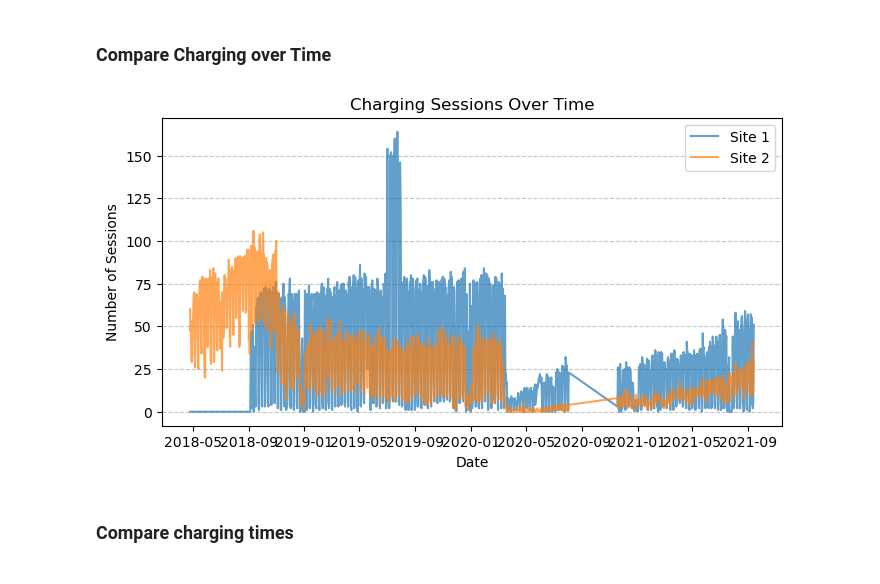
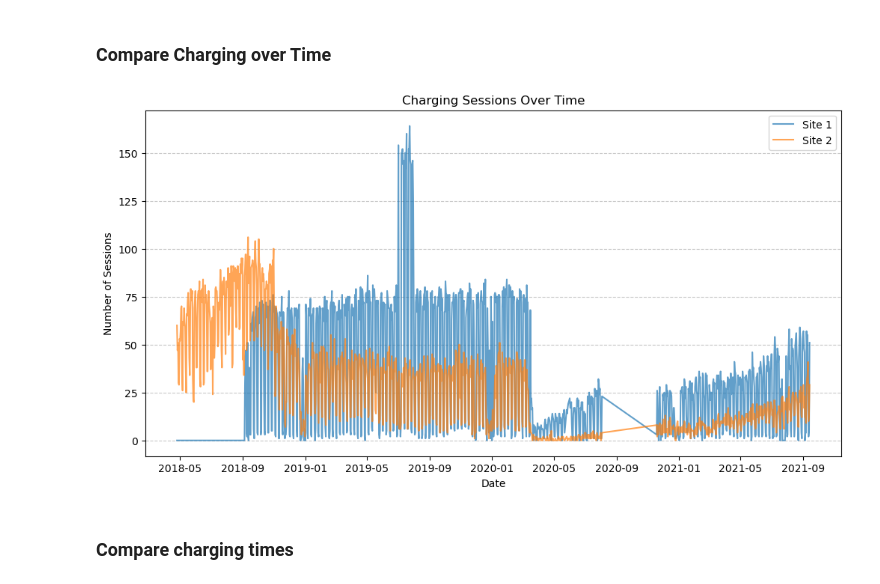
Before and after one commit to JanRkck/AA24, a Jupyter notebook: Task2c.ipynb, the cells around one changed output. Drawn from its saved outputs; the diff is of its cells as text; code cells hidden in the pictures.

```diff
--- a/Task2c.ipynb
+++ b/Task2c.ipynb
@@ -64,21 +73,21 @@ Name: userID_missing, dtype: int64
 # %%
 df['connection_date'] = df['connectionTime'].dt.date
 
 # Aggregate charging sessions per day
 charging_sessions_per_day = df.groupby(['connection_date', 'siteID']).size().unstack(fill_value=0)
 
 # Plot charging sessions over time
-plt.figure(figsize=(8, 4))
+plt.figure(figsize=(12, 6))
 for siteID in charging_sessions_per_day.columns:
     charging_sessions_per_day[siteID].plot(label=f'Site {siteID}', alpha=0.7)
 plt.title('Charging Sessions Over Time')
 plt.xlabel('Date')
 plt.ylabel('Number of Sessions')
 plt.legend()
 plt.grid(axis='y', linestyle='--', alpha=0.7)
 plt.show()
 # %% [output]
-[figure, old version]
+[figure, new version]
 # %% [markdown]
 ### Compare charging times
 # %%
```
Also changed, not shown: parts of 1 cell of this notebook, 1 other file.
